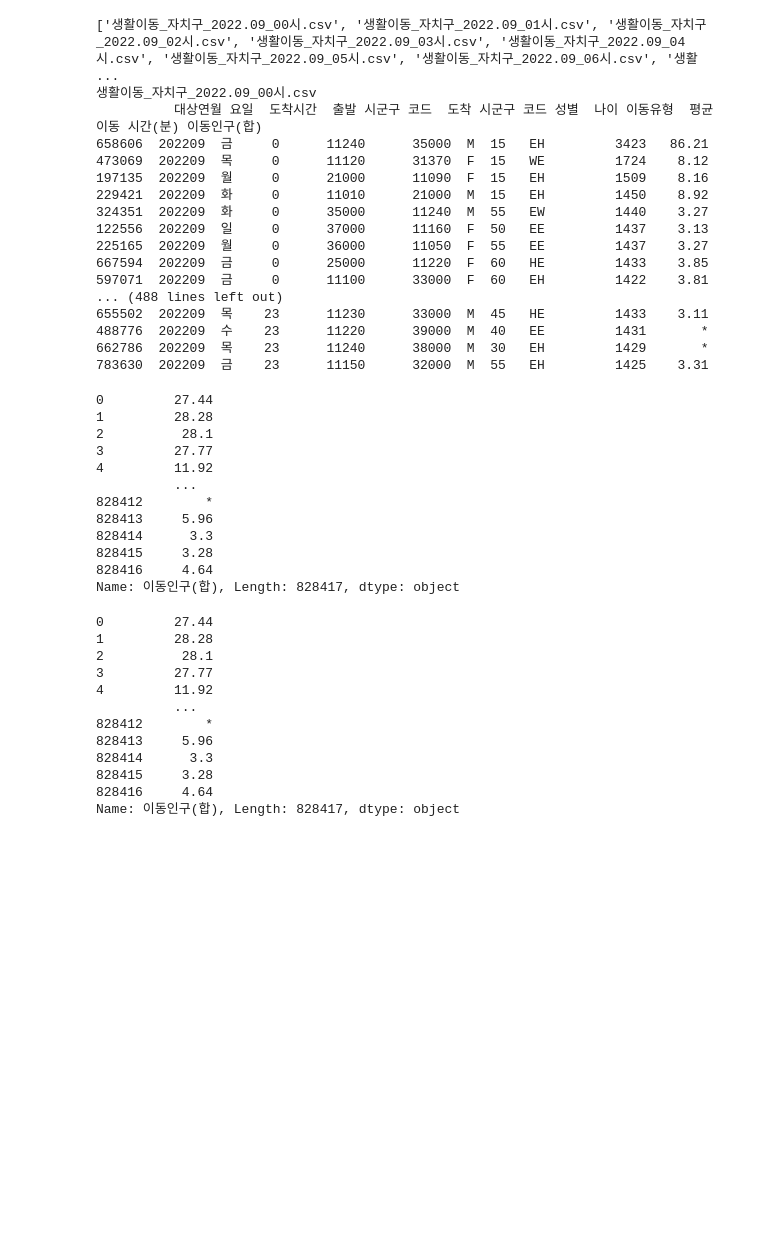
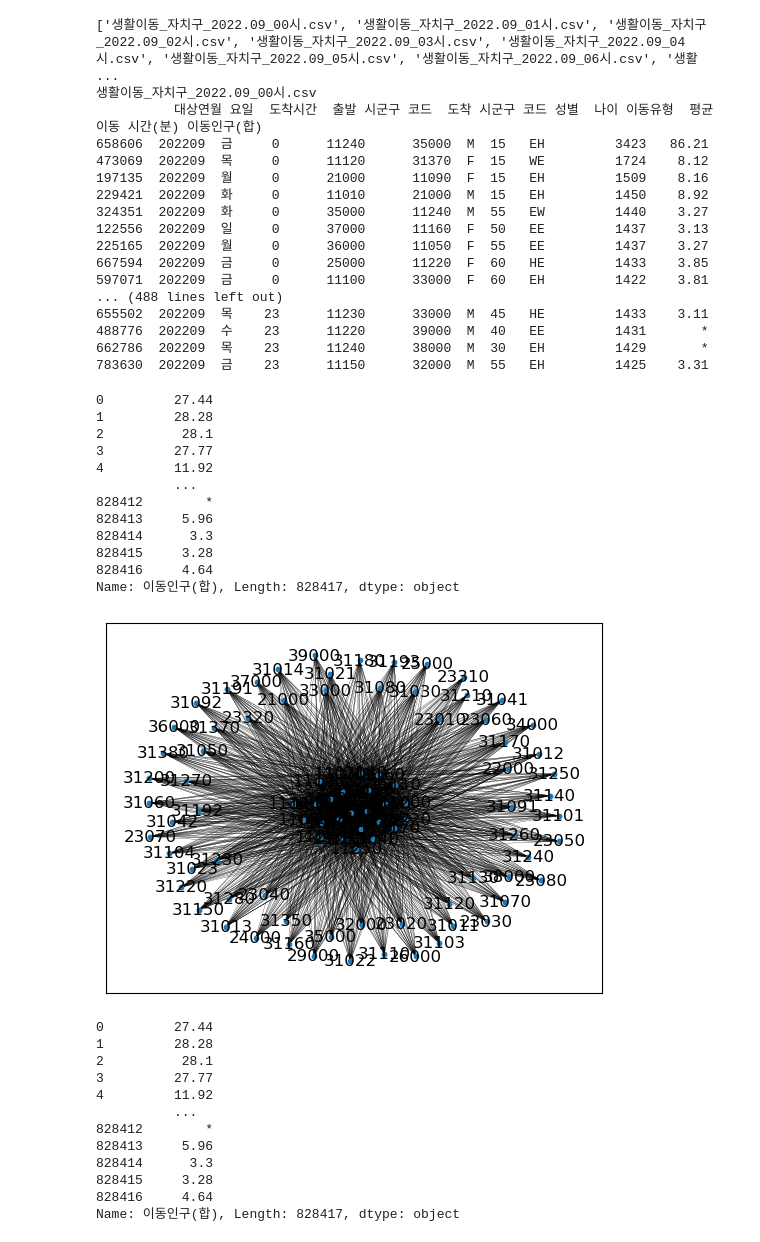
Before and after one commit to dmu-data-anal/data-analysis, a Jupyter notebook: work/another testing.ipynb, the cells around one changed output. Drawn from its saved outputs; the diff is of its cells as text; code cells hidden in the pictures; blank space fills up the shorter version.

```diff
--- a/work/another testing.ipynb
+++ b/work/another testing.ipynb
@@ -52,40 +52,45 @@ for filename in sorted(onlyfiles):
 from os import listdir
 
 # import pandas as pd
-
+from pyvis.network import Network
 # import matplotlib.pyplot as plt
 # from mpl_toolkits.basemap import Basemap as Basemap # 이건 지도용
 
 # from os.path import isfile, join
 onlyfiles = [f for f in listdir("../large-datasets/생활이동_자치구_202209/")]
 # print(sorted(onlyfiles))
 
 with open("../large-datasets/생활이동_자치구_202209/생활이동_자치구_2022.09_00시.csv", encoding='cp949') as f:
     data = pd.read_csv(f)
     # l.append(data)
     print(data['이동인구(합)'])
 
 graph = nx.from_pandas_edgelist(data, source='출발 시군구 코드', target='도착 시군구 코드', edge_attr='이동인구(합)', create_using=nx.DiGraph())
 # print( data.sort_values(by='평균 이동 시간(분)')[::-1].head(10) )/
 # plt.figure(figsize = (10,9))
 
-nx.draw(graph, node_size=10, )
+nx.draw_networkx(graph, node_size=10, arrows=False, width=0.1)
+nt = Network('500px','500px')
+nt.from_nx(graph)
+nt.toggle_physics(False)
+nt.show('../results/nt.html')
 
-plt.savefig("../results/map_자치구.svg", format="svg",)
+#plt.savefig("../results/map_자치구.html", format="html",)
 # plt.show()
 # %% [output]
 0         27.44
 1         28.28
 2          28.1
 3         27.77
 4         11.92
           ...
 828412        *
 828413     5.96
 828414      3.3
 828415     3.28
 828416     4.64
 Name: 이동인구(합), Length: 828417, dtype: object
+[figure, added]
 # %%
 from bokeh.io import output_notebook, show, save, export_svg
 from bokeh.models import Range1d, Circle, ColumnDataSource, MultiLine
```
Also changed, not shown: 10 other files.
